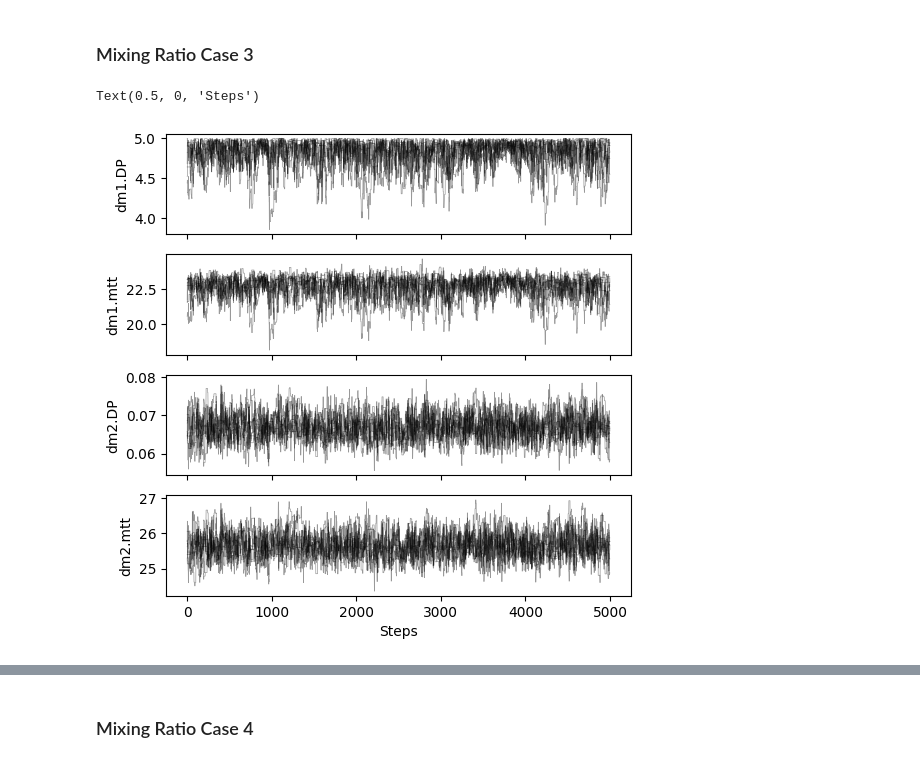
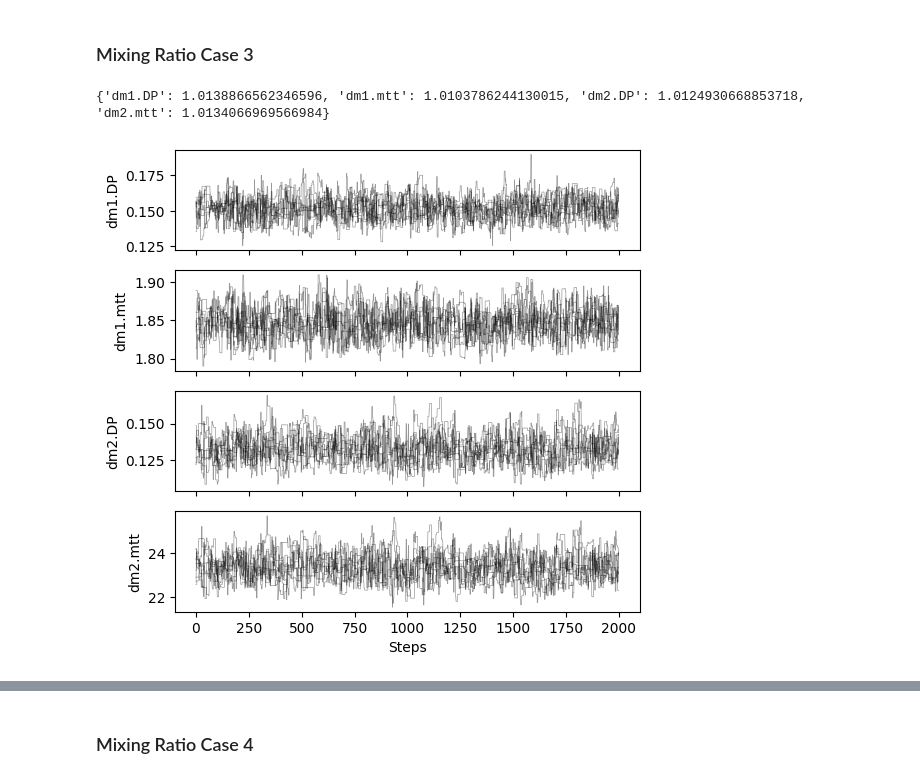
Before and after one commit to iGW-TU-Dresden/PyTracerLab, a Jupyter notebook: docs/examples/example_09.ipynb, the cells around one changed output, grey strips where cells are left out. Cells and saved outputs as stored; diff of their text form; code cells hidden in the pictures.

```diff
--- a/docs/examples/example_09.ipynb
+++ b/docs/examples/example_09.ipynb
@@ -951,7 +910,8 @@ m1_solver = ism.Solver(m1)
 # %%
 # those settings are reused for all MCMC runs of all models
-n_samples = 5000
-burn_in = 10000
+n_samples = 2000
+burn_in = 2000
 thin = 1
-sigma = 1.
+n_cr = 4
+sigma = np.sqrt(obs_noise) # 1.
 step_scale = .1 # .00005
@@ -1008,7 +1016,7 @@ dm1_DP_init = .5
 m2.add_unit(
     ism.DMUnit(mtt=dm1_mtt_init, DP=dm1_DP_init),
     fraction=dmfrac_21,
-    bounds=[(1., 50.), (.001, 5.)],
+    bounds=[(1., 100.), (.001, 5.)],
     prefix="dm1"
 )
 
@@ -1019,24 +1027,24 @@ dm2_DP_init = .5
 m2.add_unit(
     ism.DMUnit(mtt=dm2_mtt_init, DP=dm2_DP_init),
     fraction=dmfrac_22,
-    bounds=[(1., 50.), (.001, 5.)],
+    bounds=[(1., 100.), (.001, 5.)],
     prefix="dm2"
 )
 
 # create a solver
 m2_solver = ism.Solver(m2)
-# res_2_x, res_2 = m2_solver.differential_evolution()
+res_2_x, res_2 = m2_solver.differential_evolution(sigma=sigma)
 # %%
 res_mcmc_2 = m2_solver.dream_sample(
     n_samples=n_samples,
     n_chains=None,
     burn_in=burn_in,
     thin=thin,
-    cr=[1/2., 1.],
-    sigma=np.sqrt(obs_noise),
-    start=[1., 1., 1., 1.],
+    cr=[i / n_cr for i in range(1, n_cr + 1)],
+    sigma=sigma,
+    start=[1., 5., 1., 5.],
     return_sim=True,
-    random_state=123
+    random_state=42
 )
 
 # plot chains to inspect convergence
@@ -1047,4 +1055,7 @@ for i in range(res_mcmc_2["samples_chain"].shape[2]):
         ax[i].plot(res_mcmc_2["samples_chain"][j, :, i], c="k", lw=.5, alpha=0.4)
     ax[i].set_ylabel(m2.param_keys(free_only=True)[i])
 ax[-1].set_xlabel("Steps")
+
+# print gelman rubin convergence statistics
+print(res_mcmc_2["gelman_rubin"])
 # %% [output]
@@ -1069,7 +1080,7 @@ m3 = ism.Model(
     n_warmup_half_lives=10
 )
 
-dmfrac_31 = .3
+dmfrac_31 = .15
 dmfrac_32 = 1 - dmfrac_31
 
 # add a dispersion model unit
@@ -1079,7 +1090,7 @@ dm1_DP_init = .5
 m3.add_unit(
     ism.DMUnit(mtt=dm1_mtt_init, DP=dm1_DP_init),
     fraction=dmfrac_31,
-    bounds=[(1., 50.), (.001, 5.)],
+    bounds=[(1., 100.), (.001, 5.)],
     prefix="dm1"
 )
 
@@ -1090,34 +1101,37 @@ dm2_DP_init = .5
 m3.add_unit(
     ism.DMUnit(mtt=dm2_mtt_init, DP=dm2_DP_init),
     fraction=dmfrac_32,
-    bounds=[(1., 50.), (.001, 5.)],
+    bounds=[(1., 100.), (.001, 5.)],
     prefix="dm2"
 )
 
 # create a solver
 m3_solver = ism.Solver(m3)
-# res_3_x, res_3 = m3_solver.differential_evolution()
+res_3_x, res_3 = m3_solver.differential_evolution(sigma=sigma)
 # %%
 res_mcmc_3 = m3_solver.dream_sample(
     n_samples=n_samples,
     n_chains=None,
     burn_in=burn_in,
     thin=thin,
-    cr=[1/2., 1.],
-    sigma=np.sqrt(obs_noise),
-    start=[1., 1., 1., 1.],
+    cr=[i / n_cr for i in range(1, n_cr + 1)],
+    sigma=sigma,
+    start=[1., 5., 1., 5.],
     return_sim=True,
-    random_state=123
+    random_state=42
 )
 
 # plot chains to inspect convergence
 fig, ax = plt.subplots(4, 1, figsize=(6, 6), sharex=True)
 
 for i in range(res_mcmc_3["samples_chain"].shape[2]):
     for j in range(res_mcmc_3["samples_chain"].shape[0]):
         ax[i].plot(res_mcmc_3["samples_chain"][j, :, i], c="k", lw=.5, alpha=0.4)
     ax[i].set_ylabel(m3.param_keys(free_only=True)[i])
 ax[-1].set_xlabel("Steps")
+
+# print gelman rubin convergence statistics
+print(res_mcmc_3["gelman_rubin"])
 # %% [output]
-Text(0.5, 0, 'Steps')
+{'dm1.DP': 1.0138866562346596, 'dm1.mtt': 1.0103786244130015, 'dm2.DP': 1.0124930668853718, 'dm2.mtt': 1.0134066969566984}
-[figure, old version]
+[figure, new version]
```
Also changed, not shown: parts of 14 cells of this notebook, 2 other files.
